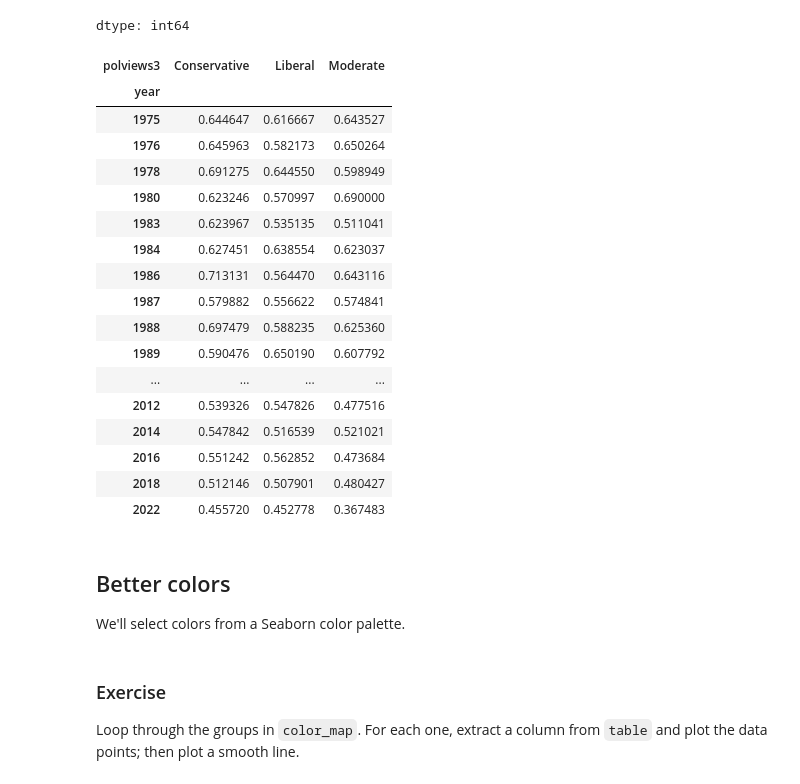
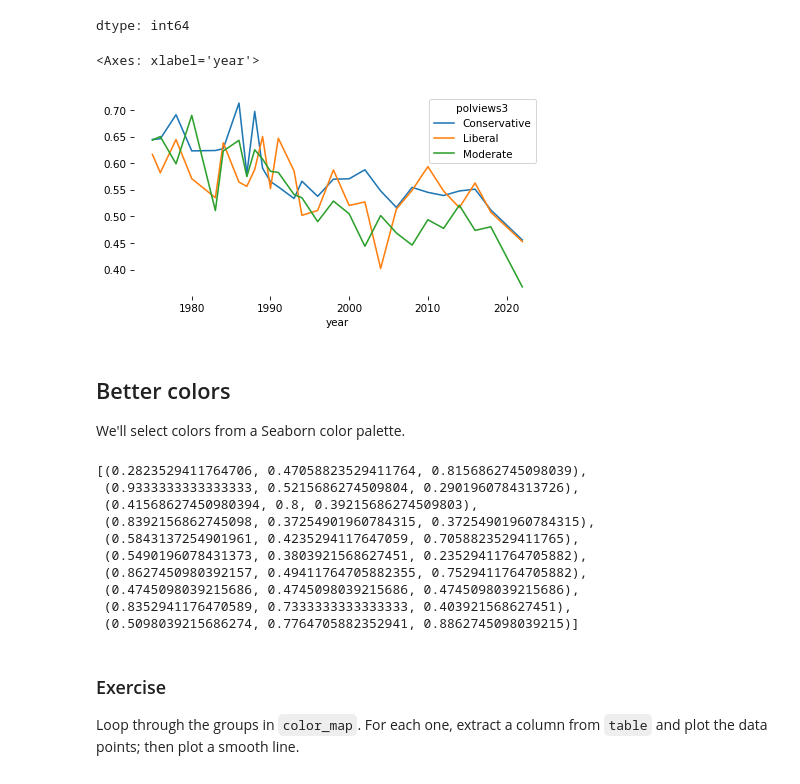
Before and after one commit to depinedo/clean_and_merge, a Jupyter notebook: notebooks/01_simpson.ipynb, the cells around one changed output. Saved outputs shown, nothing was run; the diff lists cells and outputs as text; code cells hidden in the pictures.

```diff
--- a/notebooks/01_simpson.ipynb
+++ b/notebooks/01_simpson.ipynb
@@ -458,27 +476,27 @@ value_counts(gss["polviews3"], dropna = False)
 | NaN | 9528 |
 dtype: int64
 # %%
-gss.pivot_table(index = "year", columns = "polviews3", values = "y", aggfunc = "mean")
+table = gss.pivot_table(index = "year", columns = "polviews3", values = "y", aggfunc = "mean")
-# %% [output]
-| polviews3 | Conservative | Liberal | Moderate |
-| year |  |  |  |
-| 1975 | 0.644647 | 0.616667 | 0.643527 |
-| 1976 | 0.645963 | 0.582173 | 0.650264 |
-| 1978 | 0.691275 | 0.644550 | 0.598949 |
-| 1980 | 0.623246 | 0.570997 | 0.690000 |
-| 1983 | 0.623967 | 0.535135 | 0.511041 |
-| 1984 | 0.627451 | 0.638554 | 0.623037 |
-| 1986 | 0.713131 | 0.564470 | 0.643116 |
-| 1987 | 0.579882 | 0.556622 | 0.574841 |
-| 1988 | 0.697479 | 0.588235 | 0.625360 |
-| 1989 | 0.590476 | 0.650190 | 0.607792 |
-| ... | ... | ... | ... |
-| 2012 | 0.539326 | 0.547826 | 0.477516 |
-| 2014 | 0.547842 | 0.516539 | 0.521021 |
-| 2016 | 0.551242 | 0.562852 | 0.473684 |
-| 2018 | 0.512146 | 0.507901 | 0.480427 |
-| 2022 | 0.455720 | 0.452778 | 0.367483 |
+# %%
+table.plot()
+# %% [output]
+<Axes: xlabel='year'>
+[figure, added]
 # %% [markdown]
 ## Better colors
 
 We'll select colors from a Seaborn color palette.
+# %%
+muted = sns.color_palette("muted")
+muted
+# %% [output]
+[(0.2823529411764706, 0.47058823529411764, 0.8156862745098039),
+ (0.9333333333333333, 0.5215686274509804, 0.2901960784313726),
+ (0.41568627450980394, 0.8, 0.39215686274509803),
+ (0.8392156862745098, 0.37254901960784315, 0.37254901960784315),
+ (0.5843137254901961, 0.4235294117647059, 0.7058823529411765),
+ (0.5490196078431373, 0.3803921568627451, 0.23529411764705882),
+ (0.8627450980392157, 0.49411764705882355, 0.7529411764705882),
+ (0.4745098039215686, 0.4745098039215686, 0.4745098039215686),
+ (0.8352941176470589, 0.7333333333333333, 0.403921568627451),
+ (0.5098039215686274, 0.7764705882352941, 0.8862745098039215)]
```
Also changed, not shown: parts of 17 cells of this notebook.
